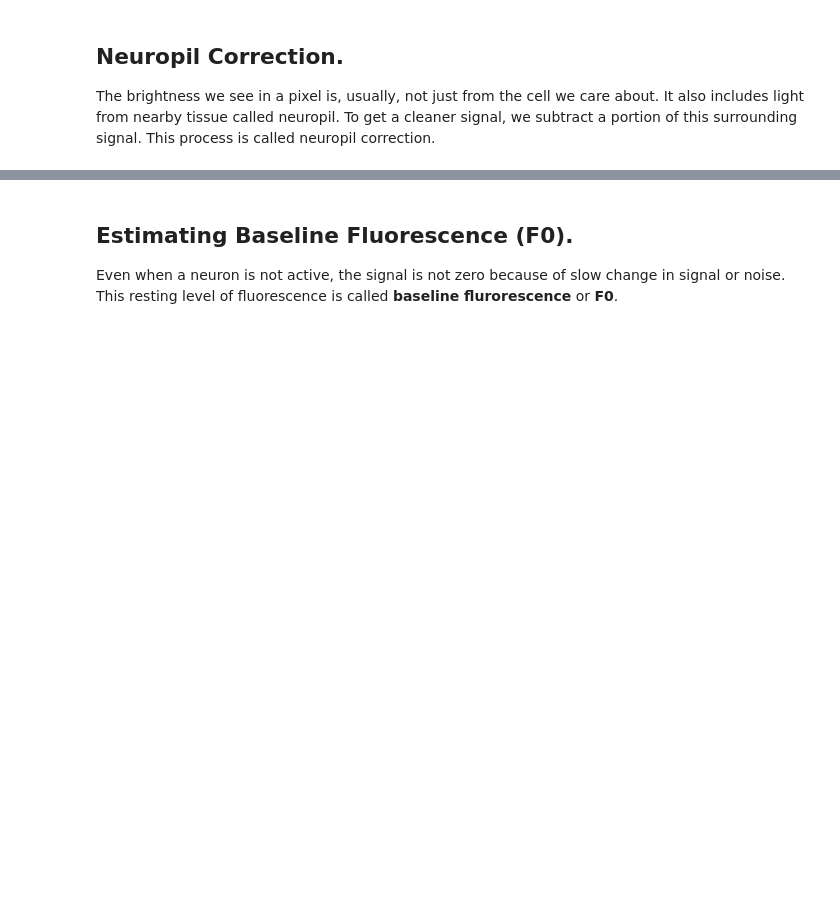
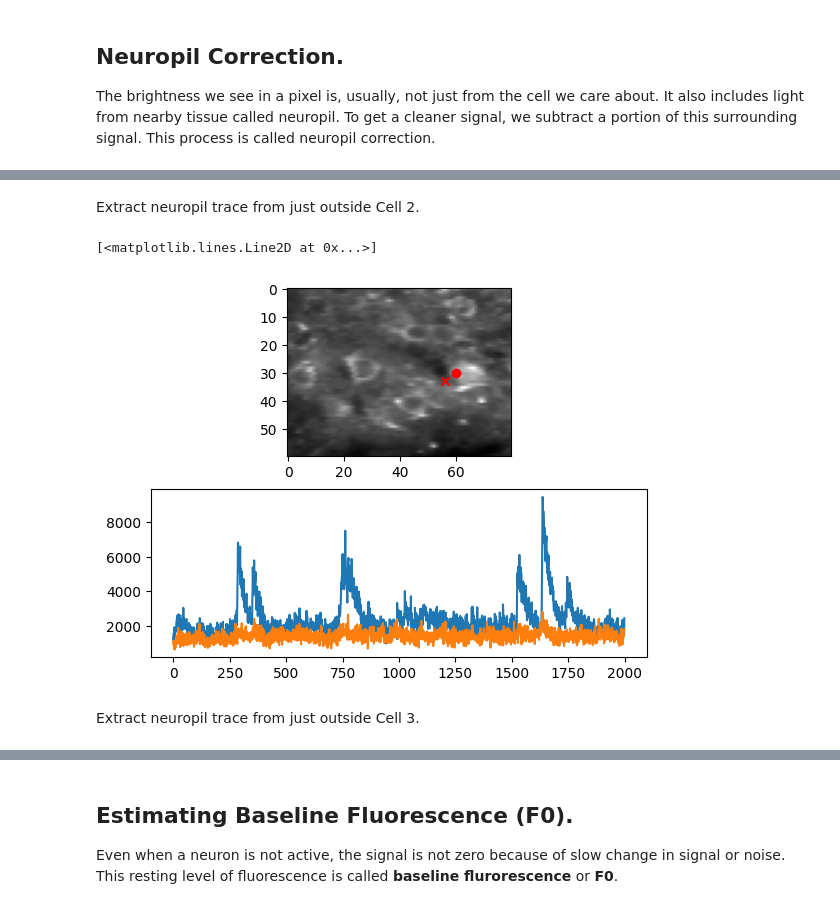
Before and after one commit to bkampa/intro-to-calcium-imaging-analysis-in-python-2025, a Jupyter notebook: day1/02. Single-Pixel Fluorescence in Calcium Imaging.ipynb, the cells around one changed output, grey strips where cells are left out. Drawn from its saved outputs; the diff is of its cells as text; code cells hidden in the pictures; blank space fills up the shorter version.

```diff
--- a/day1/02. Single-Pixel Fluorescence in Calcium Imaging.ipynb
+++ b/day1/02. Single-Pixel Fluorescence in Calcium Imaging.ipynb
@@ -250,12 +239,19 @@ plt.plot(data[:, 45, 39])
+# %% [markdown]
+Extract neuropil trace from just outside Cell 2.
 # %%
 plt.subplot(211)
 plt.imshow(rep_image, cmap='gray')
-plt.scatter(39, 40, color='r')
-plt.scatter(39, 45, color='r', marker='x')
+plt.scatter(60, 30, color='r')
+plt.scatter(56, 33, color='r', marker='x')
 
 plt.subplot(212)
 plt.plot(data[:, 30, 60])
 plt.plot(data[:, 33, 56])
+# %% [output]
+[<matplotlib.lines.Line2D at 0x...>]
+[figure, added]
+# %% [markdown]
+Extract neuropil trace from just outside Cell 3.
 # %%
 plt.subplot(211)
 plt.imshow(rep_image, cmap='gray')
```
Also changed, not shown: parts of 17 cells of this notebook.
